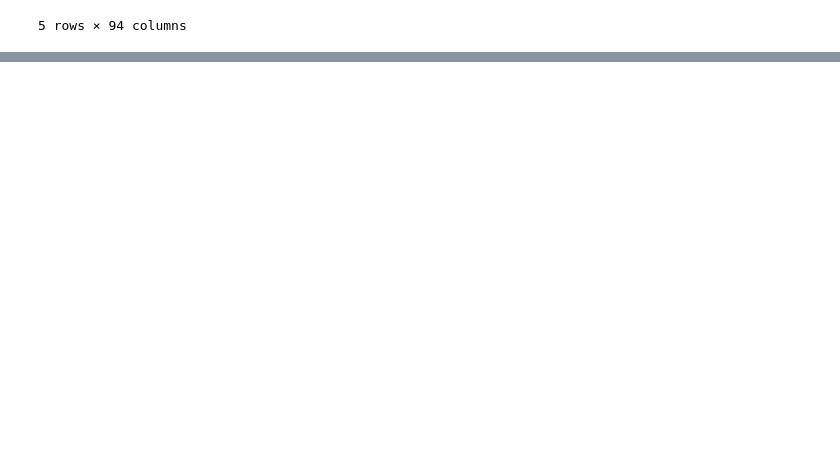
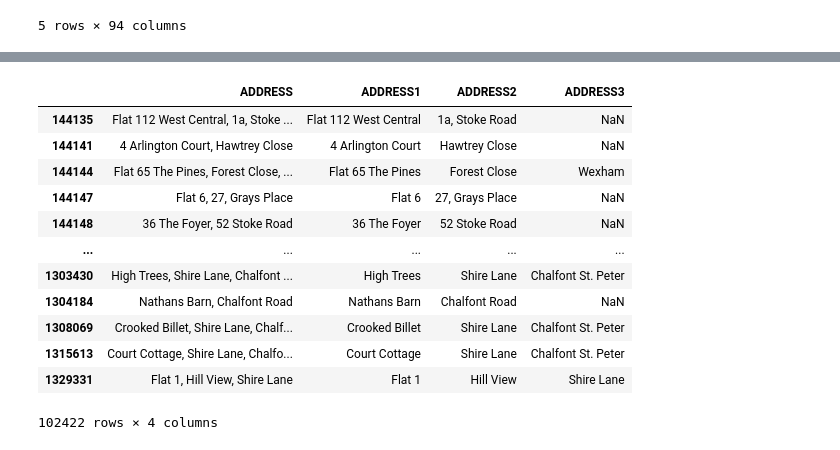
Before and after one commit to NiroshSuthagar/project-housing, a Jupyter notebook: eda.ipynb, the cells around one changed output, grey strips where cells are left out. Saved outputs shown, nothing was run; the diff lists cells and outputs as text; code cells hidden in the pictures; blank space fills up the shorter version.

```diff
--- a/eda.ipynb
+++ b/eda.ipynb
@@ -286,0 +394,16 @@ LR_combined.head()
+# %%
+valid_EPC.loc[valid_EPC['ADDRESS']!= valid_EPC['ADDRESS1'], ['ADDRESS','ADDRESS1', 'ADDRESS2','ADDRESS3']]
+# %% [output]
+|  | ADDRESS | ADDRESS1 | ADDRESS2 | ADDRESS3 |
+| 144135 | Flat 112 West Central, 1a, Stoke ... | Flat 112 West Central | 1a, Stoke Road | NaN |
+| 144141 | 4 Arlington Court, Hawtrey Close | 4 Arlington Court | Hawtrey Close | NaN |
+| 144144 | Flat 65 The Pines, Forest Close, ... | Flat 65 The Pines | Forest Close | Wexham |
+| 144147 | Flat 6, 27, Grays Place | Flat 6 | 27, Grays Place | NaN |
+| 144148 | 36 The Foyer, 52 Stoke Road | 36 The Foyer | 52 Stoke Road | NaN |
+| ... | ... | ... | ... | ... |
+| 1303430 | High Trees, Shire Lane, Chalfont ... | High Trees | Shire Lane | Chalfont St. Peter |
+| 1304184 | Nathans Barn, Chalfont Road | Nathans Barn | Chalfont Road | NaN |
+| 1308069 | Crooked Billet, Shire Lane, Chalf... | Crooked Billet | Shire Lane | Chalfont St. Peter |
+| 1315613 | Court Cottage, Shire Lane, Chalfo... | Court Cottage | Shire Lane | Chalfont St. Peter |
+| 1329331 | Flat 1, Hill View, Shire Lane | Flat 1 | Hill View | Shire Lane |
+102422 rows × 4 columns
```
Also changed, not shown: parts of 33 cells of this notebook, 1 other file.
